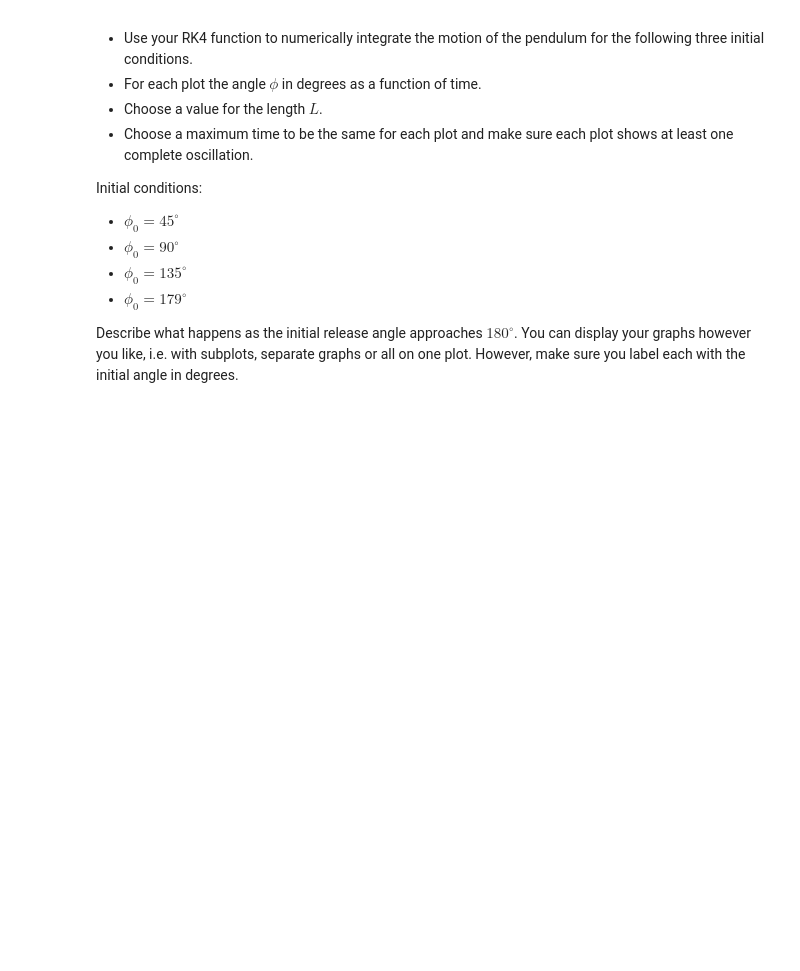
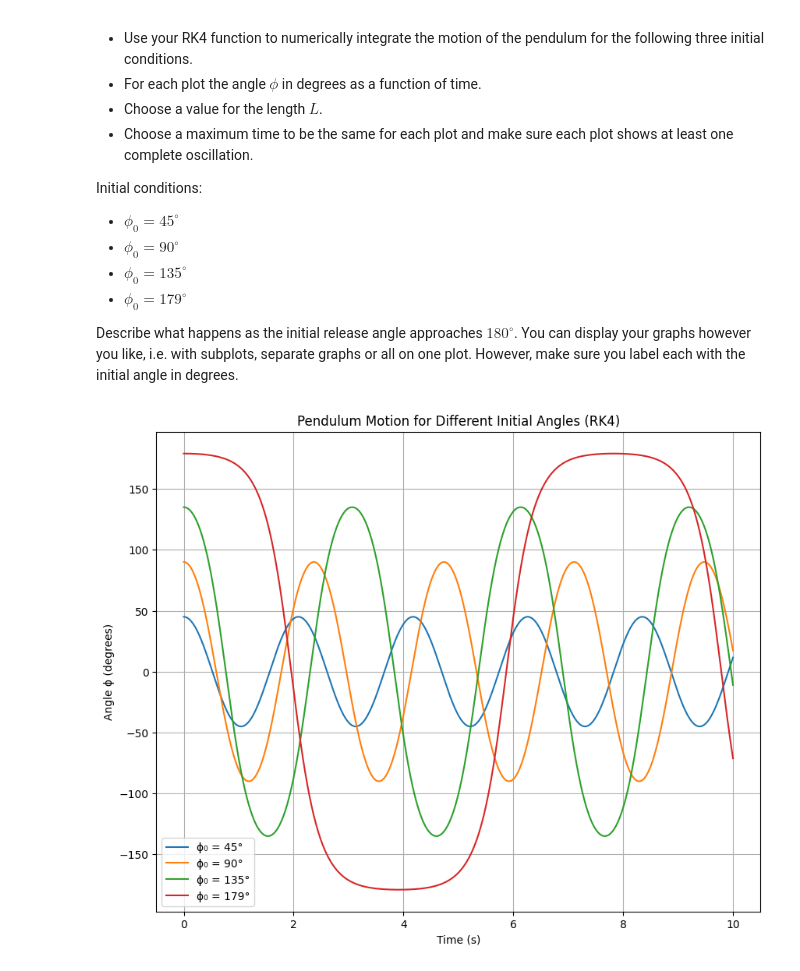
Before and after one commit to morganpatito/Computational-Physics, a Jupyter notebook: ode/ode_3.ipynb, the cells around one changed output. Cells and saved outputs as stored; diff of their text form; code cells hidden in the pictures; blank space fills up the shorter version.

```diff
--- a/ode/ode_3.ipynb
+++ b/ode/ode_3.ipynb
@@ -303,7 +303,6 @@ The following function, called `RK4` is a copy of the `Midpoint()` function. Onl
 # %%
 import numpy as np
 import matplotlib.pyplot as plt
-
 
 #########  4th Order Runge-Kutta Integration  #########
 
@@ -311,7 +310,6 @@ def RK4(deriv, y0, tmax, dt, params):
 
     #########  Create Arrays  #########
 
-    # determine the number of variables in the system from initial conditions
     nvar = 1 if not isinstance(y0, np.ndarray) else y0.size
 
     N = int(tmax/dt)+1         # number of steps in simulation
@@ -319,19 +317,19 @@ def RK4(deriv, y0, tmax, dt, params):
     t = np.zeros(N)            # array to store times
 
     if nvar == 1:
-        y[0] = y0              # assign initial value if single variable
+        y[0] = y0
     else:
-        y[0,:] = y0            # assign vector initial values if multivariable
+        y[0,:] = y0
 
-    #########  Loop to implement the Euler update rule  #########
+    #########  Loop to implement the RK4 update rule  #########
 
     for n in range(N-1):
-        k1 =        # YOUR CODE HERE
-        k2 =        # YOUR CODE HERE
-        k3 =        # YOUR CODE HERE
-        k4 =        # YOUR CODE HERE
-        y[n+1] =    # YOUR CODE HERE
+        k1 = deriv(t[n], y[n], *params)
+        k2 = deriv(t[n] + dt/2, y[n] + dt*k1/2, *params)
+        k3 = deriv(t[n] + dt/2, y[n] + dt*k2/2, *params)
+        k4 = deriv(t[n] + dt,   y[n] + dt*k3,   *params)
 
+        y[n+1] = y[n] + (dt/6)*(k1 + 2*k2 + 2*k3 + k4)
         t[n+1] = t[n] + dt
 
     return t, y
@@ -400,0 +359,47 @@ You can display your graphs however you like, i.e. with subplots, separate graph
+# %%
+import numpy as np
+import matplotlib.pyplot as plt
+
+#########  Pendulum Derivative Function  #########
+
+def deriv_pendulum(t, y, g, L):
+    phi = y[0]
+    w = y[1]
+    dphidt = w
+    dwdt = -(g/L) * np.sin(phi)
+    return np.array([dphidt, dwdt])
+
+#########  Parameters  #########
+
+g = 9.8
+L = 1.0        # choose any length
+dt = 0.01
+tmax = 10      # long enough to show at least one oscillation
+
+angles_deg = [45, 90, 135, 179]
+
+#########  Plot Pendulum Motion for Each Initial Angle  #########
+
+plt.figure(figsize=(10,8))
+
+for angle in angles_deg:
+    phi0 = np.radians(angle)
+    w0 = 0.0
+    y0 = np.array([phi0, w0])
+
+    params = np.array([g, L])
+
+    t, y = RK4(deriv_pendulum, y0, tmax, dt, params)
+
+    phi_deg = np.degrees(y[:,0])
+
+    plt.plot(t, phi_deg, label=f"ϕ₀ = {angle}°")
+
+plt.xlabel("Time (s)")
+plt.ylabel("Angle ϕ (degrees)")
+plt.title("Pendulum Motion for Different Initial Angles (RK4)")
+plt.legend()
+plt.grid(True)
+plt.show()
+# %% [output]
+[figure, added]
```
Also changed, not shown: parts of 4 cells of this notebook.
